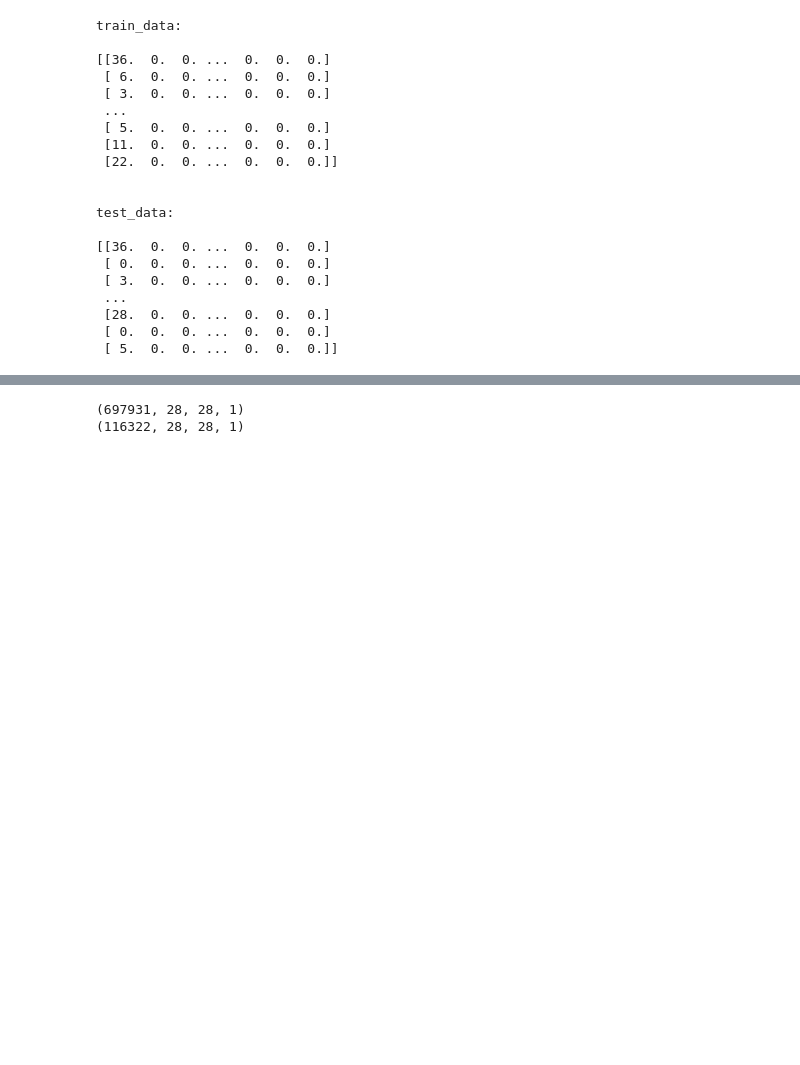
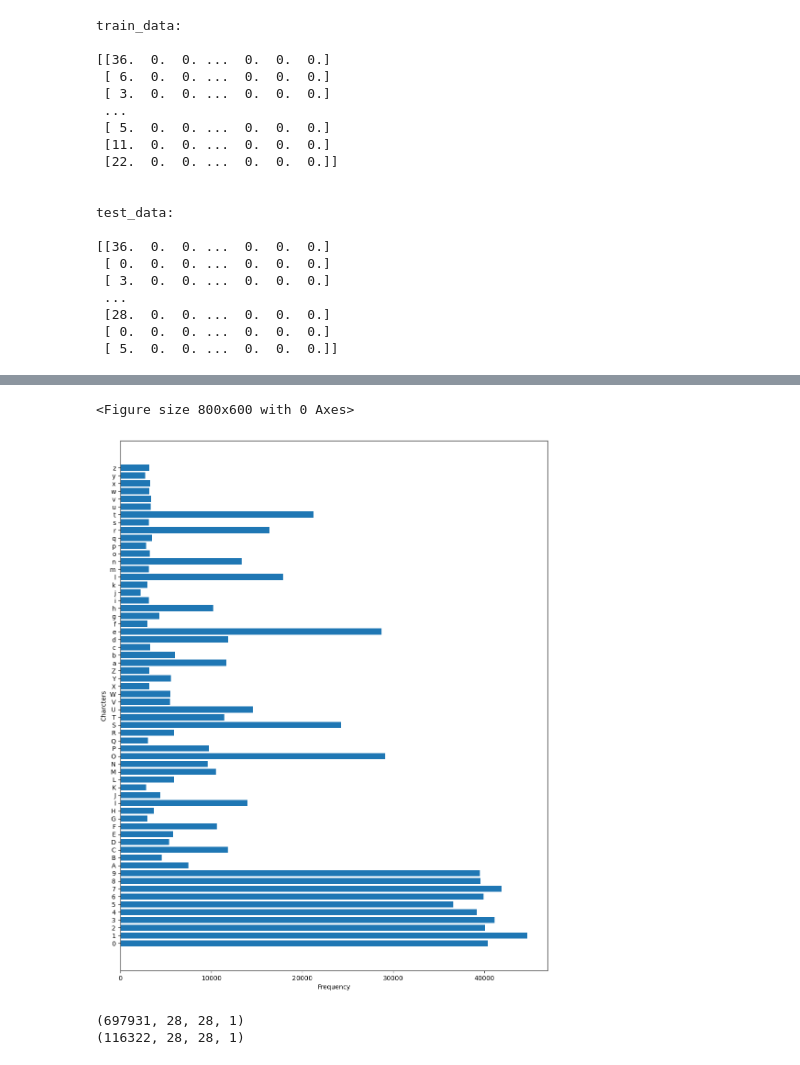
Before and after one commit to Abhishek00013/Handwritten_Character_Recognition, a Jupyter notebook: CNNFORHCR.ipynb, the cells around one changed output, grey strips where cells are left out. Drawn from its saved outputs; the diff is of its cells as text; code cells hidden in the pictures; blank space fills up the shorter version.

```diff
--- a/CNNFORHCR.ipynb
+++ b/CNNFORHCR.ipynb
@@ -136,3 +123,23 @@ for i in range(116322):
+# %%
+counts = [0 for i in range(62)]
+
+for i in range(train_x.shape[0]):
+  counts[np.argmax(train_y[i])] += 1
+
+for i in range(test_x.shape[0]):
+  counts[np.argmax(test_y[i])] += 1
+# %%
+fig = plt.figure(figsize=(8, 6))
+x = list(word_dict.values())
+
+fig, ax = plt.subplots(1,1, figsize=(12,15))
+ax.barh(x, counts)
+plt.xlabel("Frequency")
+plt.ylabel("Charcters")
+plt.show()
+# %% [output]
+<Figure size 800x600 with 0 Axes>
+[figure, added]
 # %%
 print(train_x.shape)
 print(test_x.shape)
```
Also changed, not shown: parts of 28 cells of this notebook, 1 other file.
